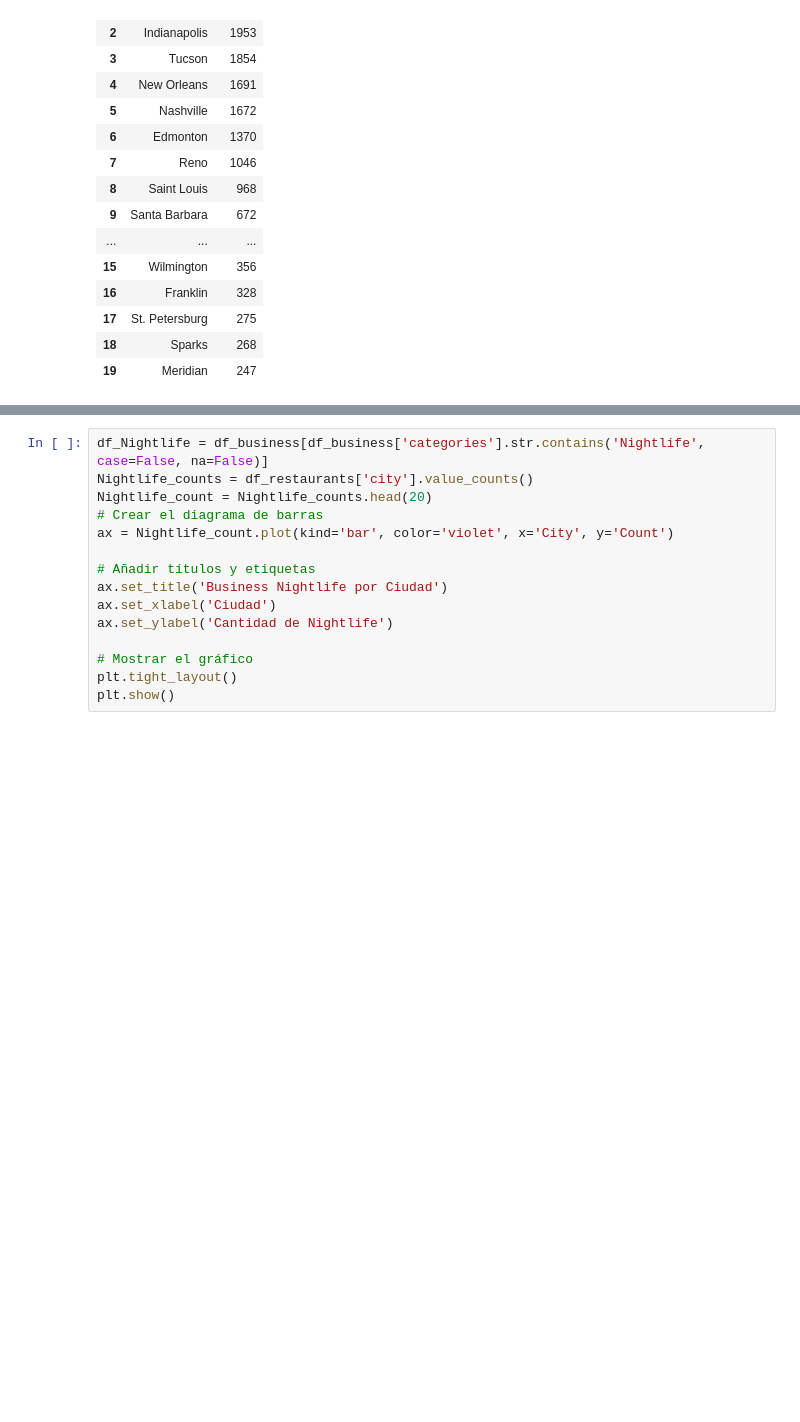
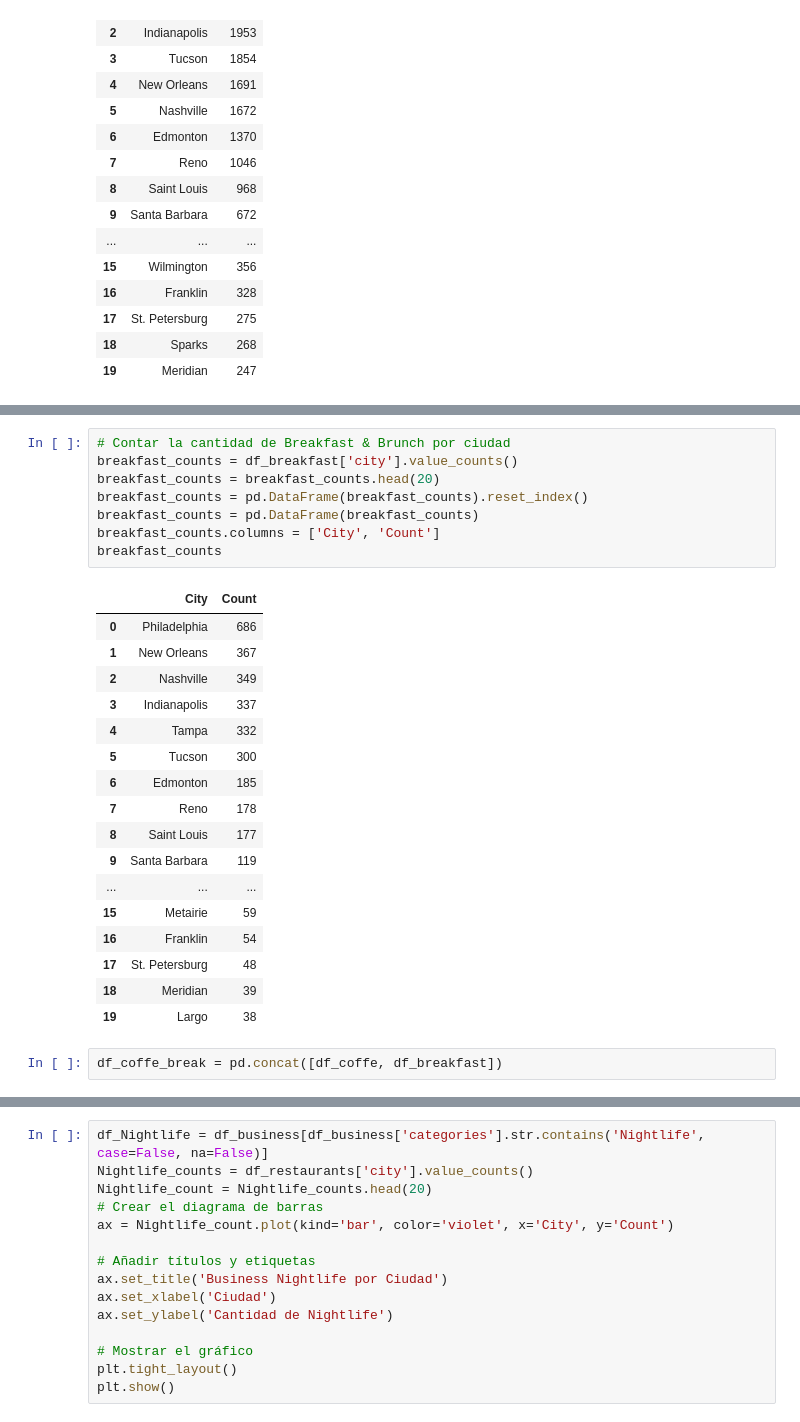
Before and after one commit to SDCaFlo/datapt11_pf_grupo02, a Jupyter notebook: EDA-YELP.ipynb, the cells around one changed output, grey strips where cells are left out. Saved outputs shown, nothing was run; the diff lists cells and outputs as text; blank space fills up the shorter version.

```diff
--- a/EDA.ipynb
+++ b/EDA-YELP.ipynb
@@ -243,0 +275,28 @@ plt.show()
+# %%
+# Contar la cantidad de Breakfast & Brunch por ciudad
+breakfast_counts = df_breakfast['city'].value_counts()
+breakfast_counts = breakfast_counts.head(20)
+breakfast_counts = pd.DataFrame(breakfast_counts).reset_index()
+breakfast_counts = pd.DataFrame(breakfast_counts)
+breakfast_counts.columns = ['City', 'Count']
+breakfast_counts
+# %% [output]
+|  | City | Count |
+| 0 | Philadelphia | 686 |
+| 1 | New Orleans | 367 |
+| 2 | Nashville | 349 |
+| 3 | Indianapolis | 337 |
+| 4 | Tampa | 332 |
+| 5 | Tucson | 300 |
+| 6 | Edmonton | 185 |
+| 7 | Reno | 178 |
+| 8 | Saint Louis | 177 |
+| 9 | Santa Barbara | 119 |
+| ... | ... | ... |
+| 15 | Metairie | 59 |
+| 16 | Franklin | 54 |
+| 17 | St. Petersburg | 48 |
+| 18 | Meridian | 39 |
+| 19 | Largo | 38 |
+# %%
+df_coffe_break = pd.concat([df_coffe, df_breakfast])
```
Also changed, not shown: parts of 18 cells of this notebook.
